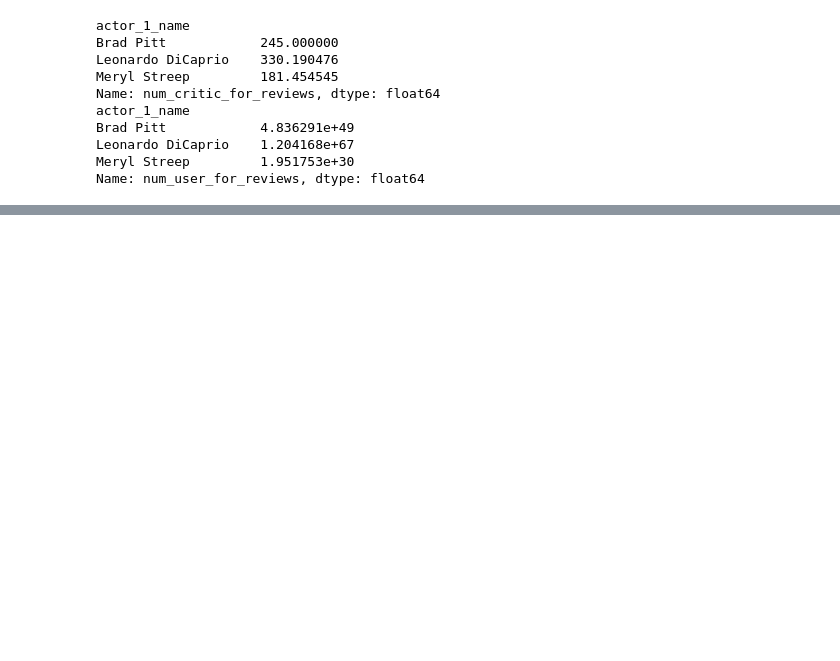
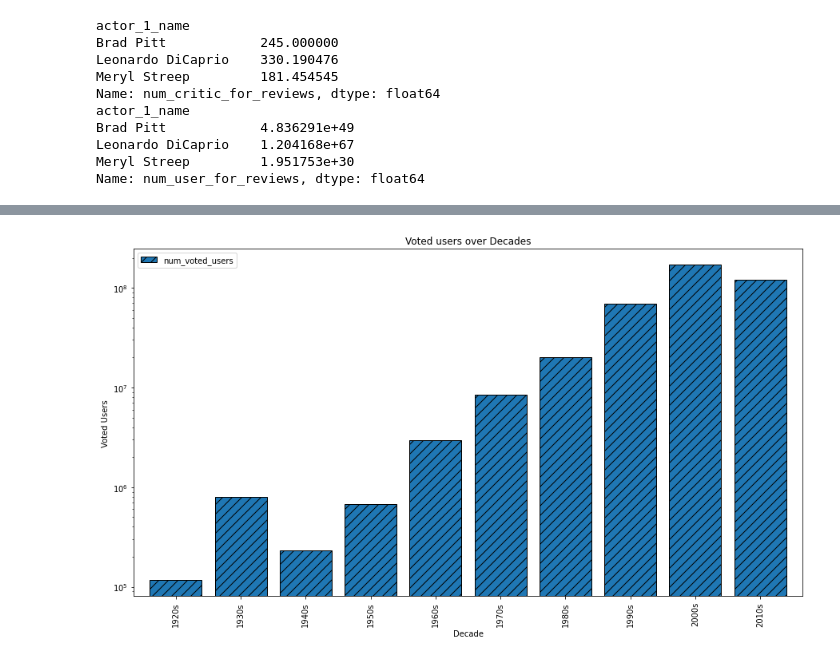
Before and after one commit to nandinisonar18/IMDB-Movie-Analysis, a Jupyter notebook: IMDB_Movie_Analysis.ipynb, the cells around one changed output, grey strips where cells are left out. Drawn from its saved outputs; the diff is of its cells as text; code cells hidden in the pictures; blank space fills up the shorter version.

```diff
--- a/IMDB_Movie_Analysis.ipynb
+++ b/IMDB_Movie_Analysis.ipynb
@@ -416,3 +416,8 @@ Brad Pitt            4.836291e+49
 Leonardo DiCaprio    1.204168e+67
 Meryl Streep         1.951753e+30
 Name: num_user_for_reviews, dtype: float64
+# %%
+movies['decade']=movies['title_year'].apply(lambda x: (x//10) *10).astype(np.int64)
+movies['decade']=movies['decade'].astype(str)+'s'
+movies=movies.sort_values(['decade'])
+movies
@@ -418,0 +438,5 @@ Name: num_user_for_reviews, dtype: float64
+# %%
+df_by_decade=movies.groupby('decade')
+df_by_decade['num_voted_users'].sum()
+df_by_decade=pd.DataFrame(df_by_decade['num_voted_users'].sum())
+df_by_decade
@@ -418,0 +456,10 @@ Name: num_user_for_reviews, dtype: float64
+# %%
+import matplotlib.pyplot as plt
+df_by_decade.plot.bar(figsize=(15,8),width=0.8,hatch="//",edgecolor='k')
+plt.xlabel("Decade")
+plt.ylabel("Voted Users")
+plt.title("Voted users over Decades")
+plt.yscale('log')
+plt.show()
+# %% [output]
+[figure, added]
```
Also changed, not shown: parts of 2 cells of this notebook.
